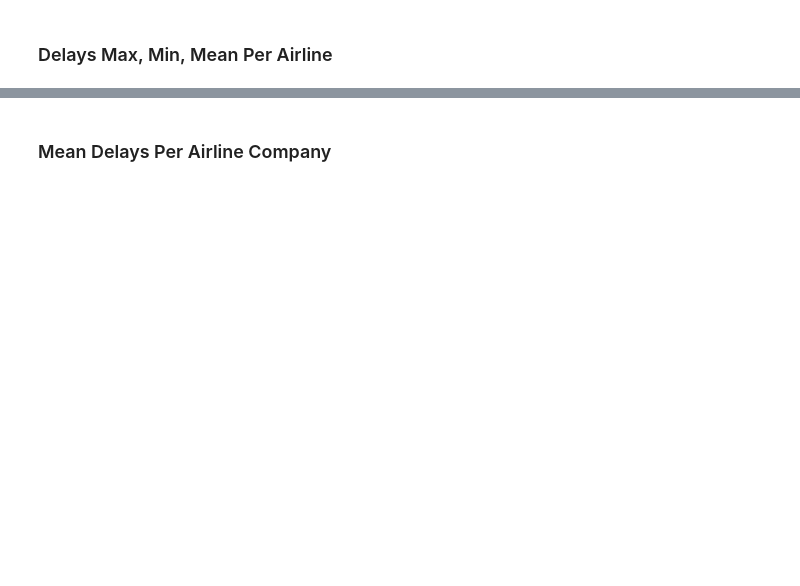
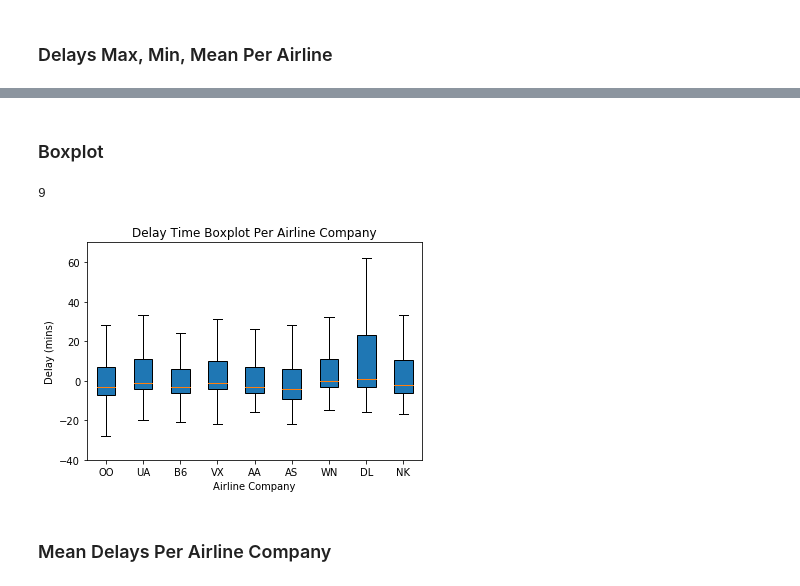
Before and after one commit to jenonds/Jessica, a Jupyter notebook: Assignment 2.ipynb, the cells around one changed output, grey strips where cells are left out. Cells and saved outputs as stored; diff of their text form; code cells hidden in the pictures; blank space fills up the shorter version.

```diff
--- a/Assignment 2.ipynb
+++ b/Assignment 2.ipynb
@@ -184,0 +195,2 @@ plt.show()
+# %% [markdown]
+### Boxplot
@@ -185,3 +203,18 @@ plt.show()
+# %%
+len(x_vals)
+# %% [output]
+9
+# %%
+ind = np.arange(1, 10, 1)
+plt.ylim(-40, 70)
+plt.boxplot(y_vals, patch_artist=True, showfliers=False, labels=x_vals)
+plt.xlabel('Airline Company')
+plt.ylabel('Delay (mins)')
+plt.title('Delay Time Boxplot Per Airline Company')
+plt.xticks(ind, x_vals)
+plt.show()
+# %% [output]
+[figure, added]
 # %% [markdown]
 ### Mean Delays Per Airline Company
 # %%
```
Also changed, not shown: parts of 50 cells of this notebook.
